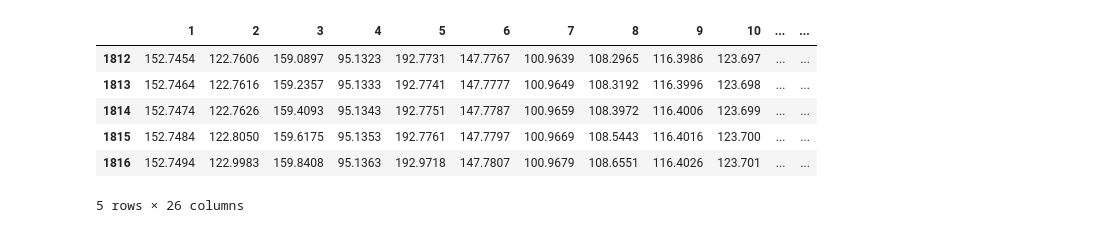
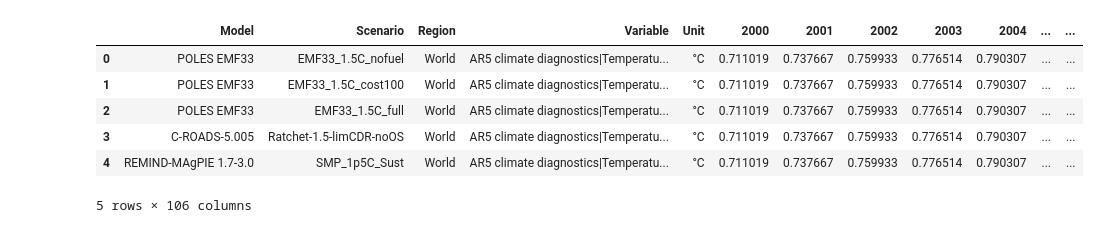
Before and after one commit to TVHTE/PBL_Code, a Jupyter notebook: Emulator/main.ipynb, the cells around one changed output. Drawn from its saved outputs; the diff is of its cells as text; code cells hidden in the pictures.

Commit message:
new data

```diff
--- a/Emulator/main.ipynb
+++ b/Emulator/main.ipynb
@@ -34,31 +34,35 @@ dir(emulate)
 # %%
 """
 load data
 """
 
 PATH = 'C:/Users/toonv/Documents/PBL/Data/cost curves/'
+PATH_IAMC = 'C:/Users/toonv/Documents/PBL/Data/IAMC_paths/'
 FILENAME_LIN = 'costcurve_co2_linear.dat'
 FILENAME_CUBIC = 'costcurve_co2_cubic.dat'
 FILENAME_CUBICROOT = 'costcurve_co2_cubicroot.dat'
+FILENAME_IAMC = 'iamc15_scenario_data_world_r2.0.xlsx'
+FILENAME_MEAN_TEMP = 'mean_temp.csv'
 
 df_linear = pd.read_table(PATH + FILENAME_LIN,
                           skiprows = [0,1,2], sep = ',', names = list(range(1,27)), index_col=False)
 
 df_cubic = pd.read_table(PATH + FILENAME_CUBIC,
                           skiprows = [0,1,2], sep = ',', names = list(range(1,27)), index_col=False)
 
 df_cubicroot = pd.read_table(PATH + FILENAME_CUBICROOT,
                           skiprows = [0,1,2], sep = ',', names = list(range(1,27)), index_col=False)
 
 df_combined = pd.concat([df_linear, df_cubic, df_cubicroot])
 df_cubic_cubicroot = pd.concat([df_cubic, df_cubicroot])
 
-df_linear.tail()
+# new paths, from IAMC databese
+IAMC_database = pd.read_excel(PATH_IAMC + FILENAME_IAMC, sheet_name='data')
 # %% [output]
-|  | 1 | 2 | 3 | 4 | 5 | 6 | 7 | 8 | 9 | 10 | ... | ... |
-| 1812 | 152.7454 | 122.7606 | 159.0897 | 95.1323 | 192.7731 | 147.7767 | 100.9639 | 108.2965 | 116.3986 | 123.697 | ... | ... |
-| 1813 | 152.7464 | 122.7616 | 159.2357 | 95.1333 | 192.7741 | 147.7777 | 100.9649 | 108.3192 | 116.3996 | 123.698 | ... | ... |
-| 1814 | 152.7474 | 122.7626 | 159.4093 | 95.1343 | 192.7751 | 147.7787 | 100.9659 | 108.3972 | 116.4006 | 123.699 | ... | ... |
-| 1815 | 152.7484 | 122.8050 | 159.6175 | 95.1353 | 192.7761 | 147.7797 | 100.9669 | 108.5443 | 116.4016 | 123.700 | ... | ... |
-| 1816 | 152.7494 | 122.9983 | 159.8408 | 95.1363 | 192.9718 | 147.7807 | 100.9679 | 108.6551 | 116.4026 | 123.701 | ... | ... |
+|  | Model | Scenario | Region | Variable | Unit | 2000 | 2001 | 2002 | 2003 | 2004 | ... | ... |
+| 0 | POLES EMF33 | EMF33_1.5C_nofuel | World | AR5 climate diagnostics|Temperatu... | °C | 0.711019 | 0.737667 | 0.759933 | 0.776514 | 0.790307 | ... | ... |
+| 1 | POLES EMF33 | EMF33_1.5C_cost100 | World | AR5 climate diagnostics|Temperatu... | °C | 0.711019 | 0.737667 | 0.759933 | 0.776514 | 0.790307 | ... | ... |
+| 2 | POLES EMF33 | EMF33_1.5C_full | World | AR5 climate diagnostics|Temperatu... | °C | 0.711019 | 0.737667 | 0.759933 | 0.776514 | 0.790307 | ... | ... |
+| 3 | C-ROADS-5.005 | Ratchet-1.5-limCDR-noOS | World | AR5 climate diagnostics|Temperatu... | °C | 0.711019 | 0.737667 | 0.759933 | 0.776514 | 0.790307 | ... | ... |
+| 4 | REMIND-MAgPIE 1.7-3.0 | SMP_1p5C_Sust | World | AR5 climate diagnostics|Temperatu... | °C | 0.711019 | 0.737667 | 0.759933 | 0.776514 | 0.790307 | ... | ... |
-5 rows × 26 columns
+5 rows × 106 columns
```
Also changed, not shown: parts of 7 cells of this notebook, 4 other files.
